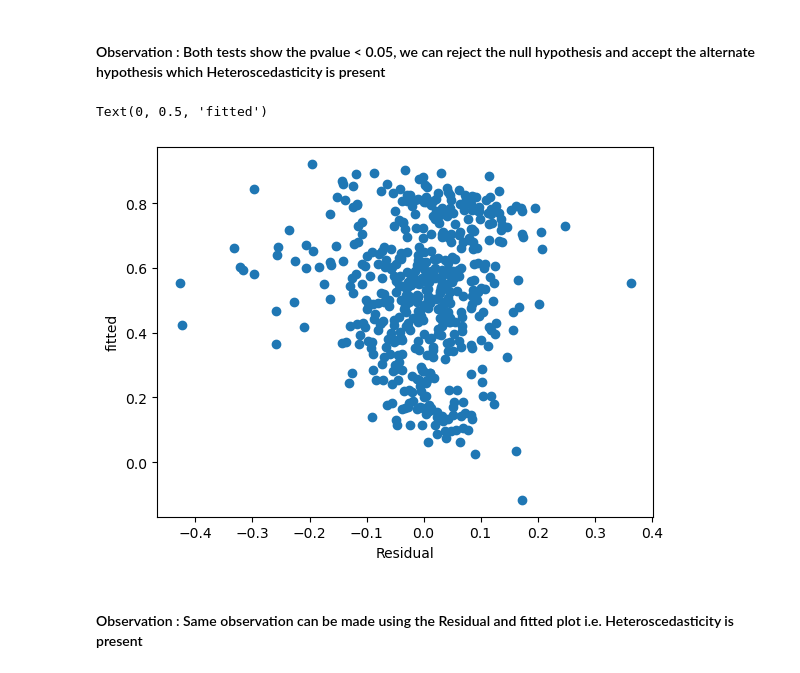
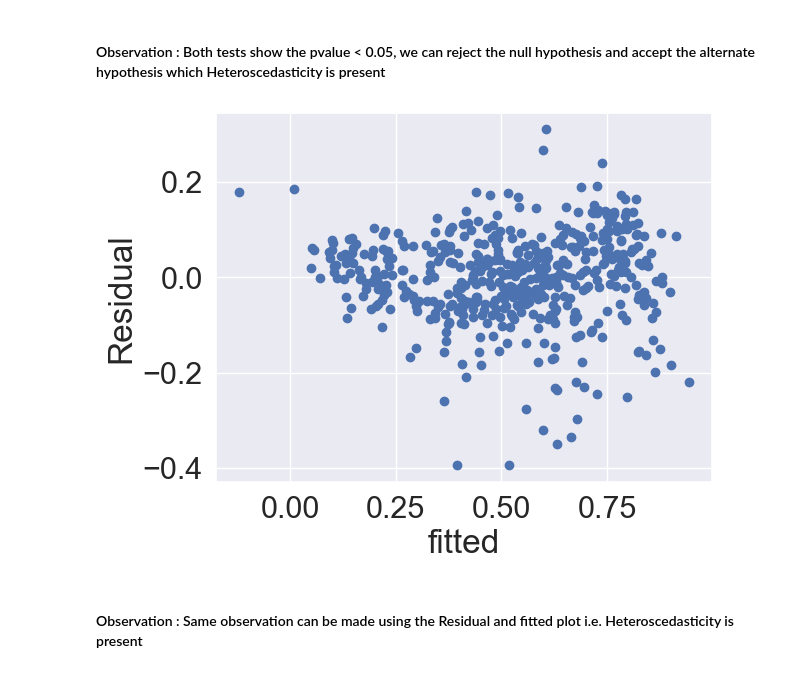
Before and after one commit to abhi-singh-123/bike-sharing-case-study, a Jupyter notebook: Linear_Regression_Assignment.ipynb, the cells around one changed output. Drawn from its saved outputs; the diff is of its cells as text; code cells hidden in the pictures.

```diff
--- a/Linear_Regression_Assignment.ipynb
+++ b/Linear_Regression_Assignment.ipynb
@@ -610,0 +692,3 @@ Covariance Type:                  HC1
+# %%
+X_train_rfe_model_3 =  X_train_rfe_model_2.drop(columns=['holiday'], axis =1)
+create_model_calc_vif(X_train_rfe_model_3,y_train)
@@ -610,0 +715,3 @@ Covariance Type:                  HC1
+# %%
+X_train_rfe_model_4 =  X_train_rfe_model_3.drop(columns=['fall'], axis =1)
+create_model_calc_vif(X_train_rfe_model_4,y_train)
@@ -638,0 +786,6 @@ _, (__, ___, r) = sp.stats.probplot(y_train - y_train_pred_final, plot=ax, fit=T
+# %%
+residual_mean_model_3, lm_final_3, y_train_pred_final_3, X_train_final_3 = plot_residuals(X_train_rfe_model_3,3,1)
+residual_mean_model_4, lm_final_4, y_train_pred_final_4, X_train_final_4 = plot_residuals(X_train_rfe_model_4,4,2)
+
+print(f'Resisual means residual_mean_model_3 : {residual_mean_model_3}, residual_mean_model_4: {residual_mean_model_4}')
+print ("Minimum residual mean is {}".format(min(residual_mean_model_3,residual_mean_model_4)))
@@ -641 +805,5 @@ _, (__, ___, r) = sp.stats.probplot(y_train - y_train_pred_final, plot=ax, fit=T
+# %%
+lm_final = lm_final_4
+y_train_pred_final = y_train_pred_final_4
+X_train_final = X_train_final_4
 # %% [markdown]
@@ -677,12 +867,12 @@ print(dict(zip(labels, white_test)))
 # %% [markdown]
 #### Observation : Both tests show the pvalue < 0.05, we can reject the null hypothesis and accept the alternate hypothesis which Heteroscedasticity is present
 # %%
-plt.scatter(y_train - y_train_pred_final, y_train_pred_final)
-plt.xlabel("Residual")
-plt.ylabel("fitted")
+plt.scatter(y_train_pred_final, y_train - y_train_pred_final)
+plt.xlabel("fitted")
+plt.ylabel("Residual")
+plt.show()
 # %% [output]
-Text(0, 0.5, 'fitted')
-[figure, old version]
+[figure, new version]
 # %% [markdown]
 #### Observation : Same observation can be made using the Residual and fitted plot i.e. Heteroscedasticity is present
 # %% [markdown]
```
Also changed, not shown: parts of 108 cells of this notebook, 1 other file.
